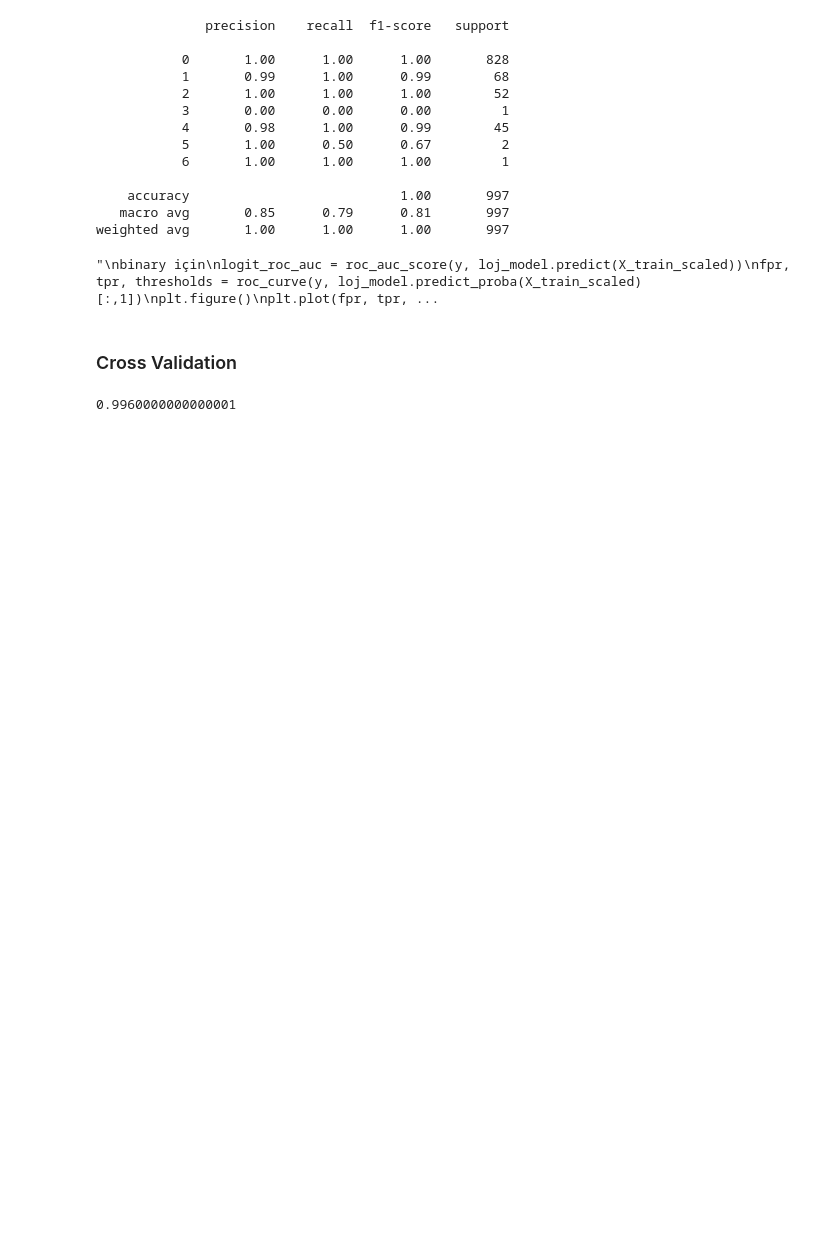
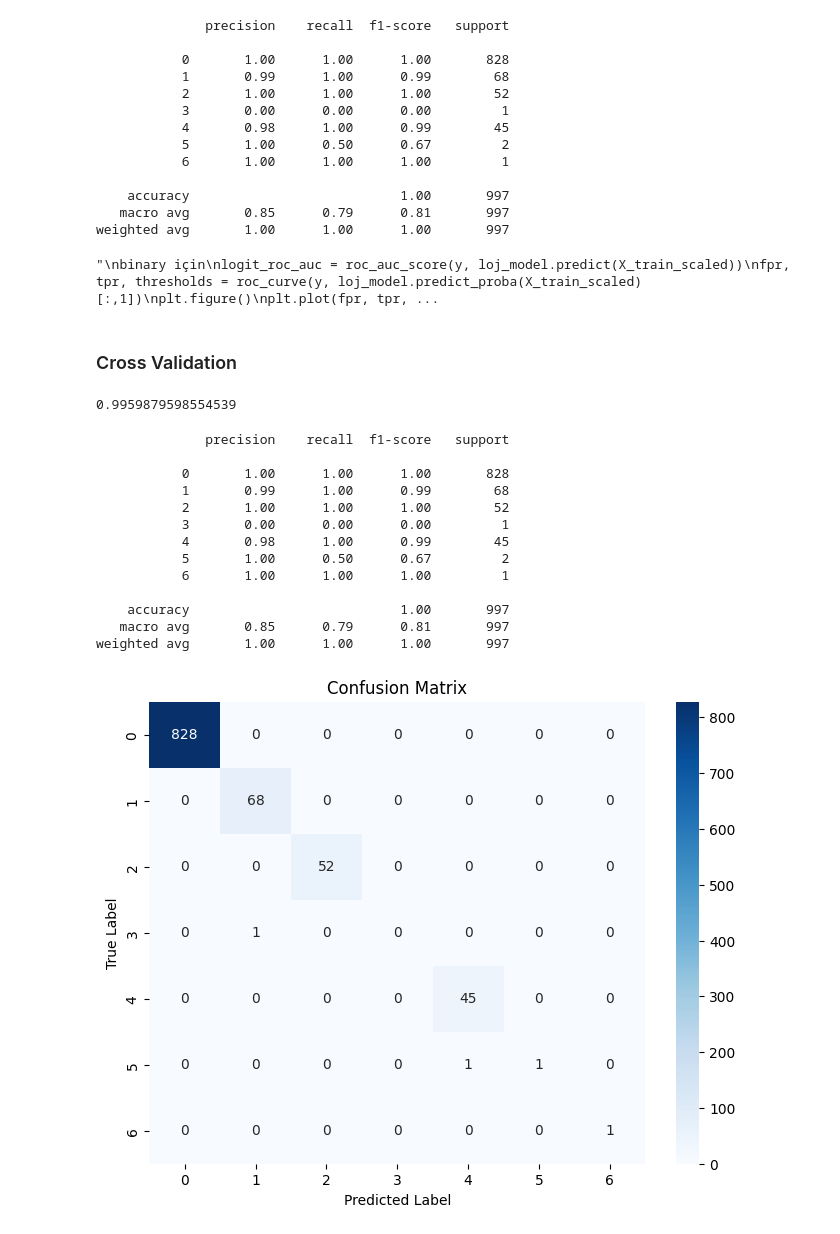
Before and after one commit to gamzegezgin/Classification-Models, a Jupyter notebook: Logistic Regression/logisticRegression_example.ipynb, the cells around one changed output. Saved outputs shown, nothing was run; the diff lists cells and outputs as text; code cells hidden in the pictures; blank space fills up the shorter version.

Commit message:
models practiced

```diff
--- a/Logistic Regression/logisticRegression_example.ipynb
+++ b/Logistic Regression/logisticRegression_example.ipynb
@@ -148,6 +148,40 @@ eğri altında kalan alana bakıyoruz
 # %%
 loj_model = LogisticRegression(multi_class='multinomial', solver='lbfgs', max_iter = 1000).fit(X_train_scaled,y_train)
 
-cross_val_score(loj_model, X_test_scaled, y_test, cv = 10).mean()
+cross_val_score(loj_model, X_test_scaled, y_test, cv = 2).mean()
 # %% [output]
-0.9960000000000001
+0.9959879598554539
+# %%
+from sklearn.metrics import confusion_matrix
+import seaborn as sns
+import matplotlib.pyplot as plt
+
+y_pred = loj_model.predict(X_test_scaled)
+cm = confusion_matrix(y_test, y_pred)
+
+print(classification_report(y_test, y_pred))
+
+labels = sorted(y_test.unique())
+
+plt.figure(figsize=(8,6))
+sns.heatmap(cm, annot=True, fmt='d', cmap='Blues', xticklabels=labels, yticklabels=labels)
+
+plt.xlabel('Predicted Label')
+plt.ylabel('True Label')
+plt.title('Confusion Matrix')
+plt.show()
+# %% [output]
+              precision    recall  f1-score   support
+
+           0       1.00      1.00      1.00       828
+           1       0.99      1.00      0.99        68
+           2       1.00      1.00      1.00        52
+           3       0.00      0.00      0.00         1
+           4       0.98      1.00      0.99        45
+           5       1.00      0.50      0.67         2
+           6       1.00      1.00      1.00         1
+
+    accuracy                           1.00       997
+   macro avg       0.85      0.79      0.81       997
+weighted avg       1.00      1.00      1.00       997
+[figure, added]
```
Also changed, not shown: 1 other file.
